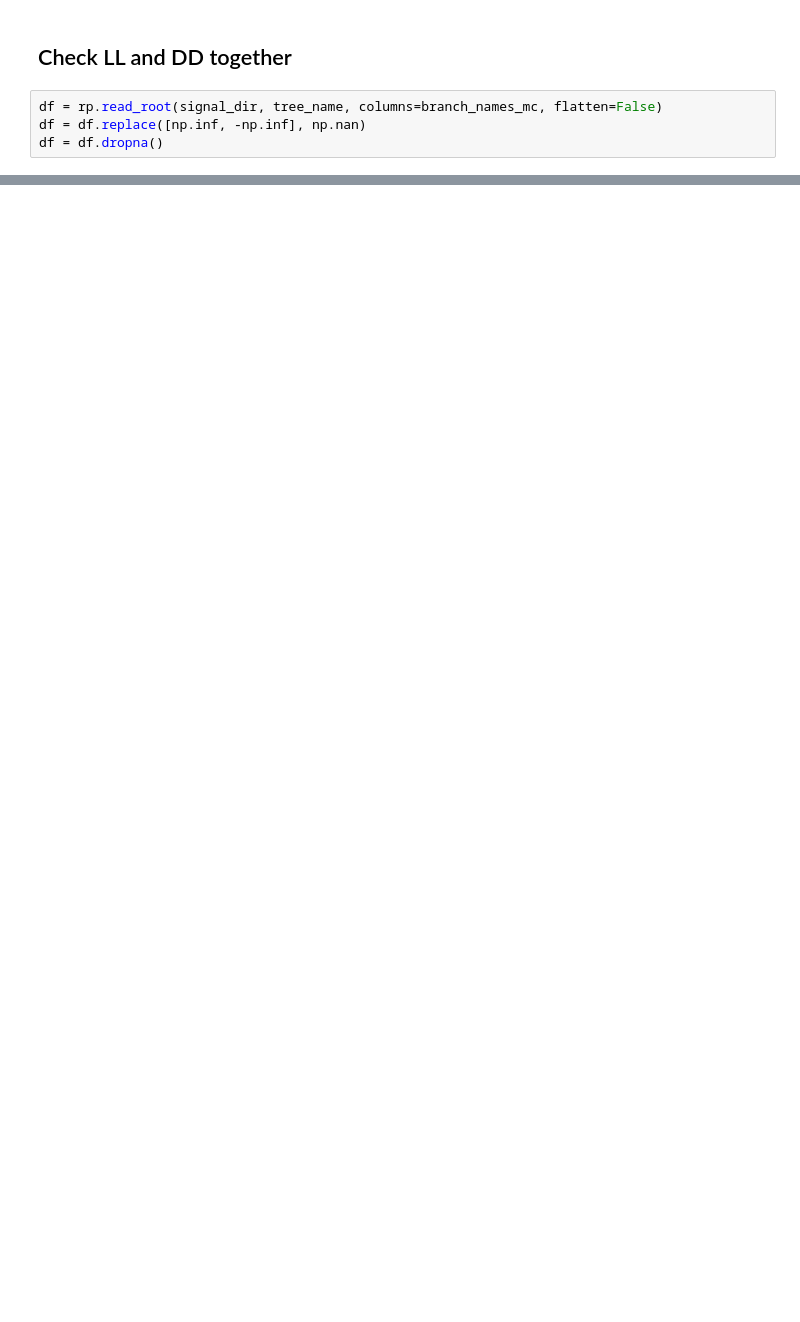
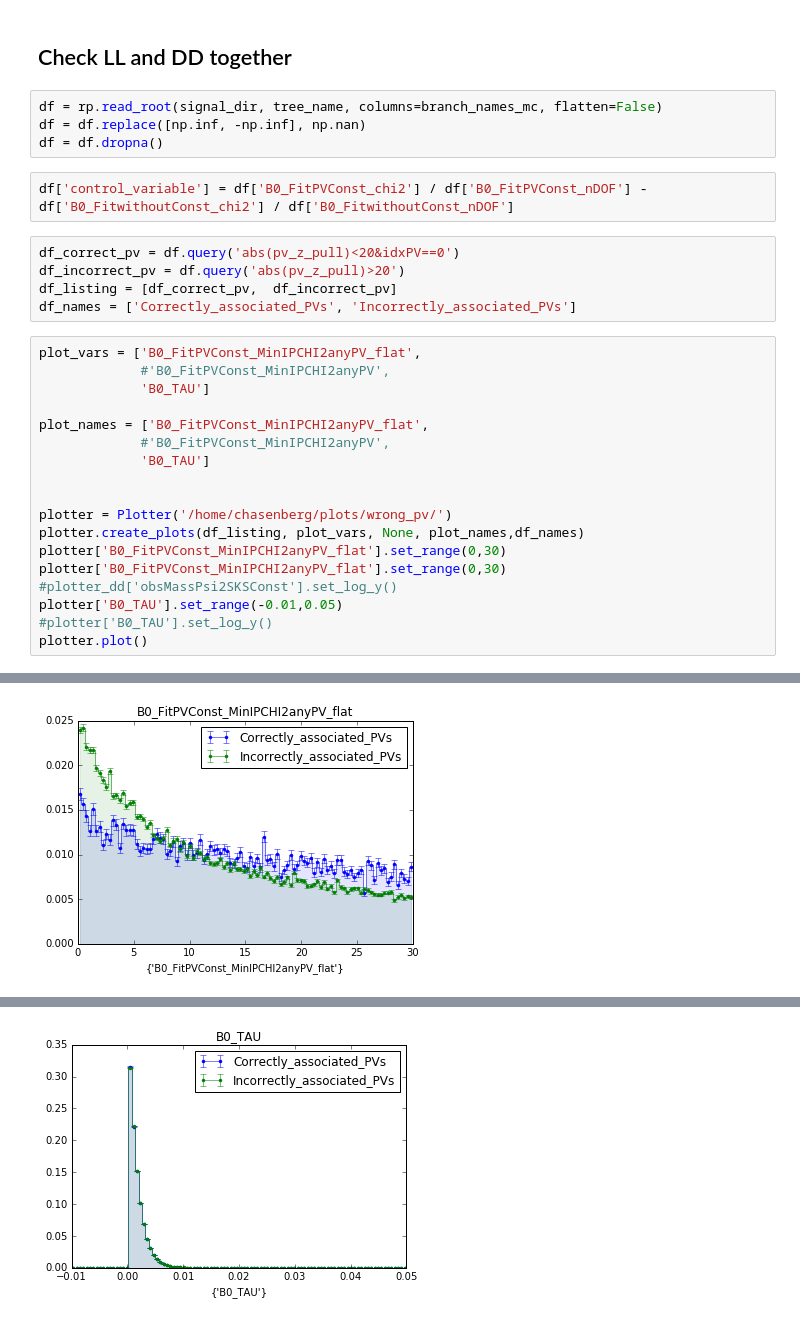
Before and after one commit to chasenberg/Masterthesis, a Jupyter notebook: notebooks/selection/bd2jpsiks_preselection_wrongPV_20170421.ipynb, the cells around one changed output, grey strips where cells are left out. Saved outputs shown, nothing was run; the diff lists cells and outputs as text; blank space fills up the shorter version.

```diff
--- a/notebooks/selection/bd2jpsiks_preselection_wrongPV_20170421.ipynb
+++ b/notebooks/selection/bd2jpsiks_preselection_wrongPV_20170421.ipynb
@@ -232,3 +235,29 @@ Check LL and DD together
 df = rp.read_root(signal_dir, tree_name, columns=branch_names_mc, flatten=False)
 df = df.replace([np.inf, -np.inf], np.nan)
 df = df.dropna()
+# %%
+df['control_variable'] = df['B0_FitPVConst_chi2'] / df['B0_FitPVConst_nDOF'] - df['B0_FitwithoutConst_chi2'] / df['B0_FitwithoutConst_nDOF']
+# %%
+df_correct_pv = df.query('abs(pv_z_pull)<20&idxPV==0')
+df_incorrect_pv = df.query('abs(pv_z_pull)>20')
+df_listing = [df_correct_pv,  df_incorrect_pv]
+df_names = ['Correctly_associated_PVs', 'Incorrectly_associated_PVs']
+# %%
+plot_vars = ['B0_FitPVConst_MinIPCHI2anyPV_flat',
+             #'B0_FitPVConst_MinIPCHI2anyPV',
+             'B0_TAU']
+
+plot_names = ['B0_FitPVConst_MinIPCHI2anyPV_flat',
+             #'B0_FitPVConst_MinIPCHI2anyPV',
+             'B0_TAU']
+
+
+plotter = Plotter('/home/chasenberg/plots/wrong_pv/')
+plotter.create_plots(df_listing, plot_vars, None, plot_names,df_names)
+plotter['B0_FitPVConst_MinIPCHI2anyPV_flat'].set_range(0,30)
+plotter['B0_FitPVConst_MinIPCHI2anyPV_flat'].set_range(0,30)
+#plotter_dd['obsMassPsi2SKSConst'].set_log_y()
+plotter['B0_TAU'].set_range(-0.01,0.05)
+#plotter['B0_TAU'].set_log_y()
+plotter.plot()
+# %% [output]
@@ -234,0 +266 @@ df = df.dropna()
+[figure, added]
@@ -234,0 +269 @@ df = df.dropna()
+[figure, added]
```
Also changed, not shown: parts of 17 cells of this notebook, 3 other files.
